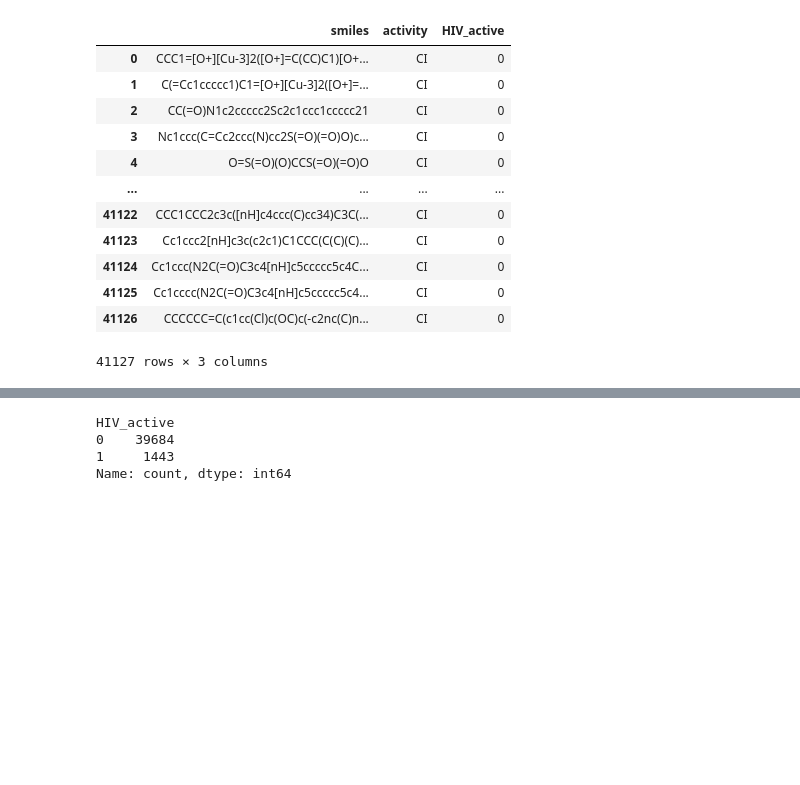
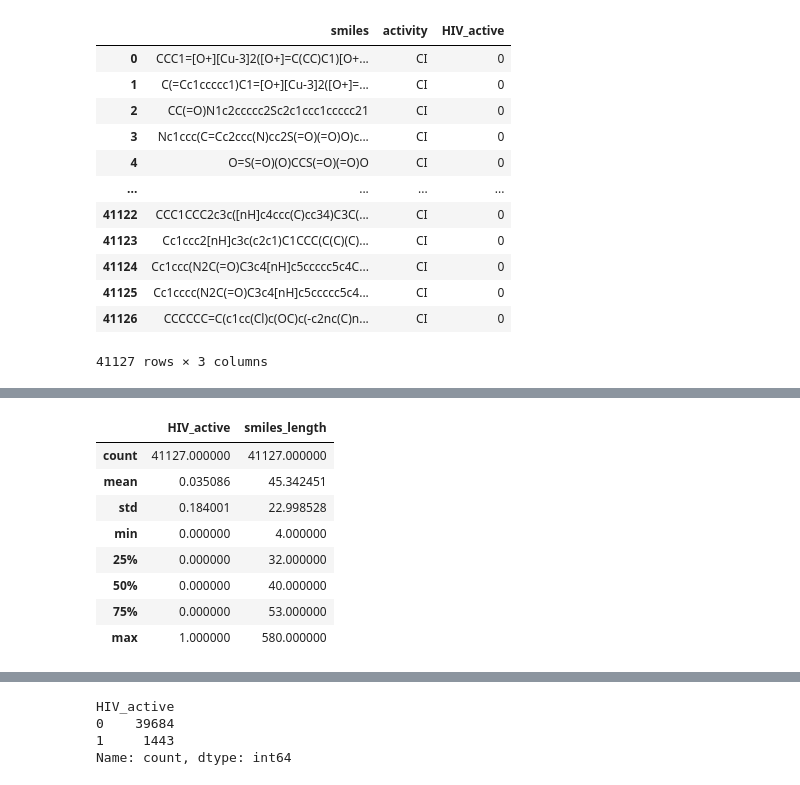
Before and after one commit to TimmmofeyD/HIV_AI, a Jupyter notebook: model/classify-hiv.ipynb, the cells around one changed output, grey strips where cells are left out. Saved outputs shown, nothing was run; the diff lists cells and outputs as text; code cells hidden in the pictures; blank space fills up the shorter version.

```diff
--- a/model/classify-hiv.ipynb
+++ b/model/classify-hiv.ipynb
@@ -55,0 +73,12 @@ df
+# %%
+df.describe()
+# %% [output]
+|  | HIV_active | smiles_length |
+| count | 41127.000000 | 41127.000000 |
+| mean | 0.035086 | 45.342451 |
+| std | 0.184001 | 22.998528 |
+| min | 0.000000 | 4.000000 |
+| 25% | 0.000000 | 32.000000 |
+| 50% | 0.000000 | 40.000000 |
+| 75% | 0.000000 | 53.000000 |
+| max | 1.000000 | 580.000000 |
```
Also changed, not shown: parts of 9 cells of this notebook, 3 other files.
